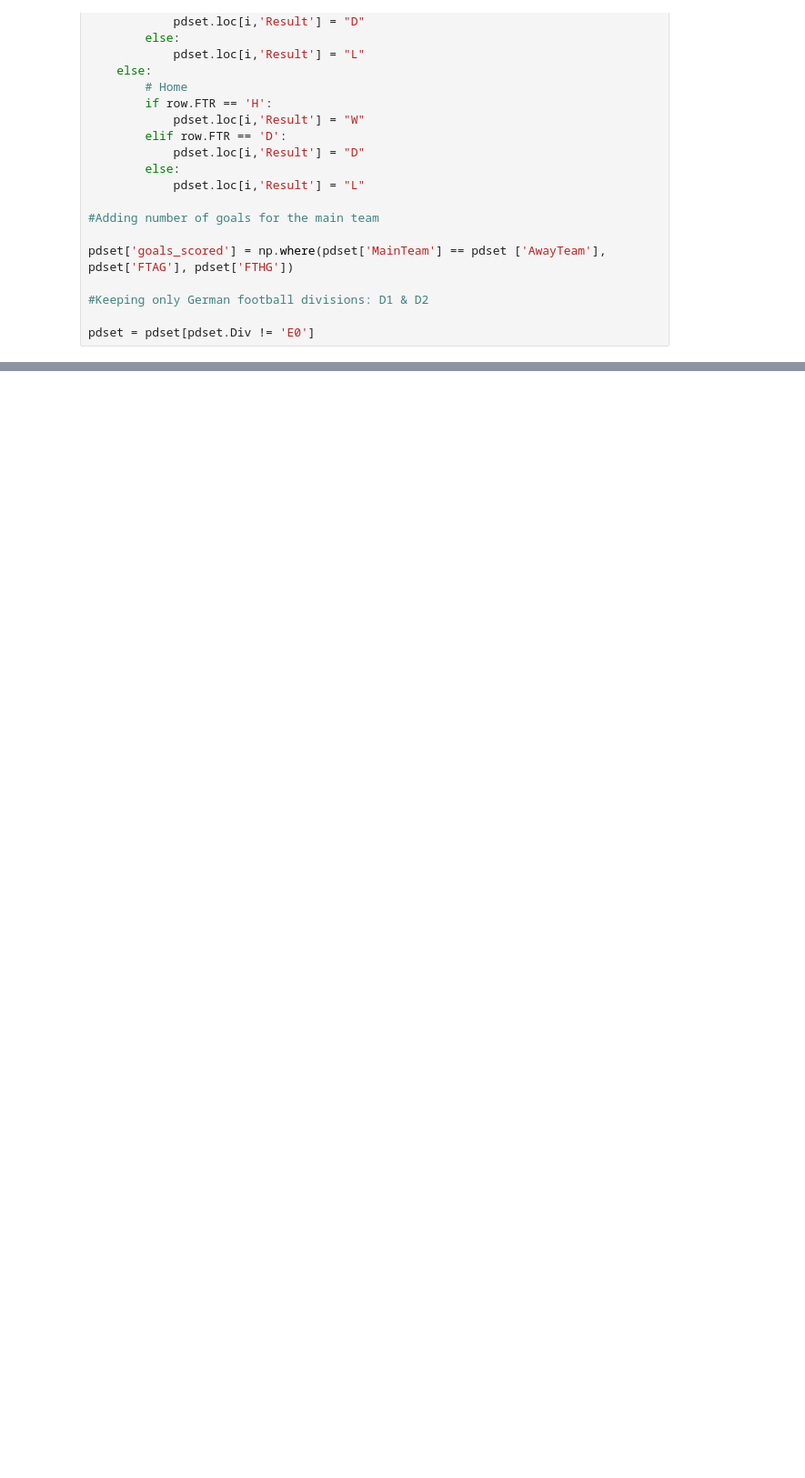
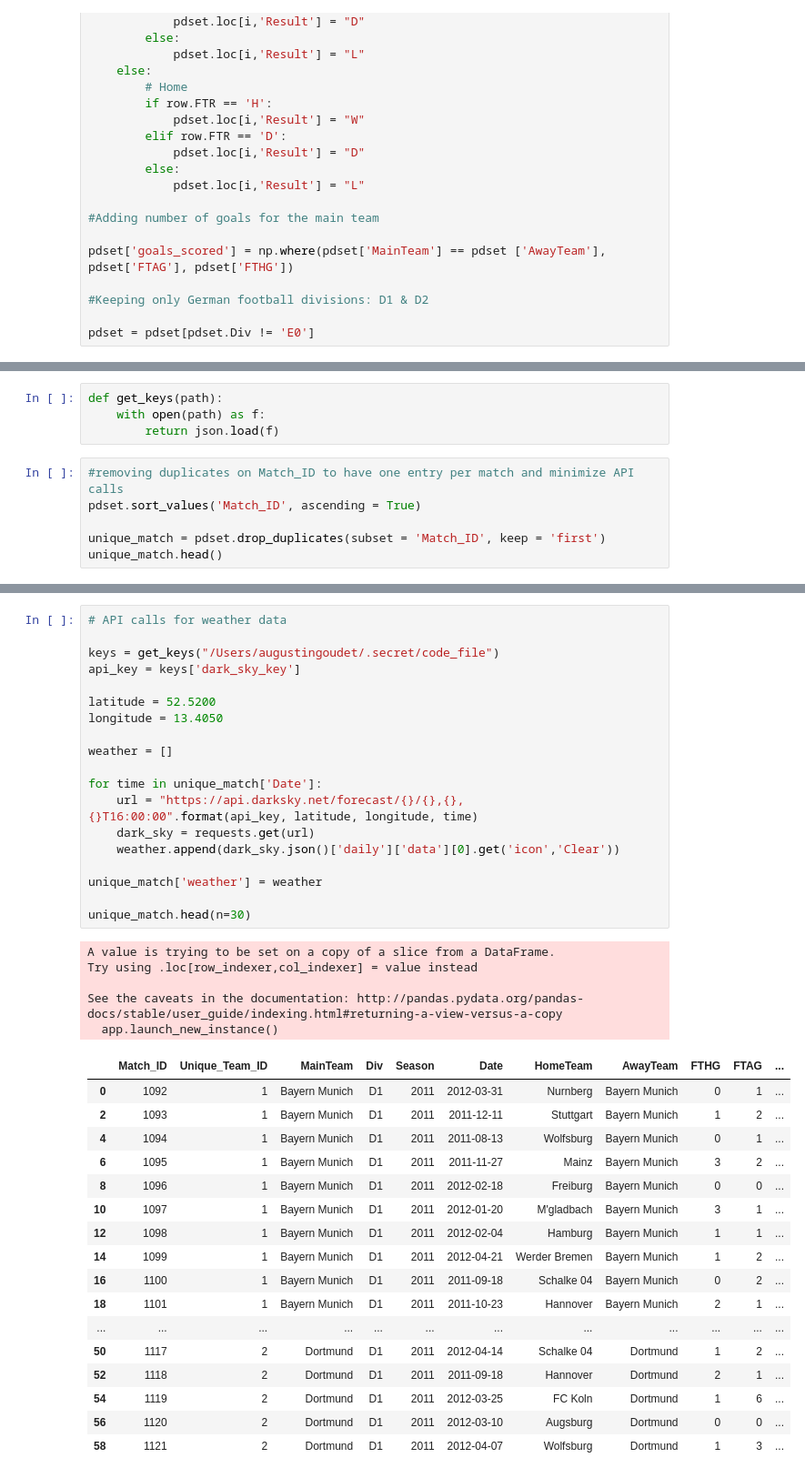
Before and after one commit to Silkways/Data-Construction, a Jupyter notebook: Project_2_Final.ipynb, the cells around one changed output, grey strips where cells are left out. Shown at 91% size. Saved outputs shown, nothing was run; the diff lists cells and outputs as text; blank space fills up the shorter version.

```diff
--- a/Project_2_Final.ipynb
+++ b/Project_2_Final.ipynb
@@ -80,0 +124,10 @@ pdset = pdset[pdset.Div != 'E0']
+# %%
+def get_keys(path):
+    with open(path) as f:
+        return json.load(f)
+# %%
+#removing duplicates on Match_ID to have one entry per match and minimize API calls
+pdset.sort_values('Match_ID', ascending = True)
+
+unique_match = pdset.drop_duplicates(subset = 'Match_ID', keep = 'first')
+unique_match.head()
@@ -80,0 +141,42 @@ pdset = pdset[pdset.Div != 'E0']
+# %%
+# API calls for weather data
+
+keys = get_keys("/Users/augustingoudet/.secret/code_file")
+api_key = keys['dark_sky_key']
+
+latitude = 52.5200
+longitude = 13.4050
+
+weather = []
+
+for time in unique_match['Date']:
+    url = "https://api.darksky.net/forecast/{}/{},{},{}T16:00:00".format(api_key, latitude, longitude, time)
+    dark_sky = requests.get(url)
+    weather.append(dark_sky.json()['daily']['data'][0].get('icon','Clear'))
+
+unique_match['weather'] = weather
+
+unique_match.head(n=30)
+# %% [output]
+A value is trying to be set on a copy of a slice from a DataFrame.
+Try using .loc[row_indexer,col_indexer] = value instead
+
+See the caveats in the documentation: http://pandas.pydata.org/pandas-docs/stable/user_guide/indexing.html#returning-a-view-versus-a-copy
+  app.launch_new_instance()
+|  | Match_ID | Unique_Team_ID | MainTeam | Div | Season | Date | HomeTeam | AwayTeam | FTHG | FTAG | ... |
+| 0 | 1092 | 1 | Bayern Munich | D1 | 2011 | 2012-03-31 | Nurnberg | Bayern Munich | 0 | 1 | ... |
+| 2 | 1093 | 1 | Bayern Munich | D1 | 2011 | 2011-12-11 | Stuttgart | Bayern Munich | 1 | 2 | ... |
+| 4 | 1094 | 1 | Bayern Munich | D1 | 2011 | 2011-08-13 | Wolfsburg | Bayern Munich | 0 | 1 | ... |
+| 6 | 1095 | 1 | Bayern Munich | D1 | 2011 | 2011-11-27 | Mainz | Bayern Munich | 3 | 2 | ... |
+| 8 | 1096 | 1 | Bayern Munich | D1 | 2011 | 2012-02-18 | Freiburg | Bayern Munich | 0 | 0 | ... |
+| 10 | 1097 | 1 | Bayern Munich | D1 | 2011 | 2012-01-20 | M'gladbach | Bayern Munich | 3 | 1 | ... |
+| 12 | 1098 | 1 | Bayern Munich | D1 | 2011 | 2012-02-04 | Hamburg | Bayern Munich | 1 | 1 | ... |
+| 14 | 1099 | 1 | Bayern Munich | D1 | 2011 | 2012-04-21 | Werder Bremen | Bayern Munich | 1 | 2 | ... |
+| 16 | 1100 | 1 | Bayern Munich | D1 | 2011 | 2011-09-18 | Schalke 04 | Bayern Munich | 0 | 2 | ... |
+| 18 | 1101 | 1 | Bayern Munich | D1 | 2011 | 2011-10-23 | Hannover | Bayern Munich | 2 | 1 | ... |
+| ... | ... | ... | ... | ... | ... | ... | ... | ... | ... | ... | ... |
+| 50 | 1117 | 2 | Dortmund | D1 | 2011 | 2012-04-14 | Schalke 04 | Dortmund | 1 | 2 | ... |
+| 52 | 1118 | 2 | Dortmund | D1 | 2011 | 2011-09-18 | Hannover | Dortmund | 2 | 1 | ... |
+| 54 | 1119 | 2 | Dortmund | D1 | 2011 | 2012-03-25 | FC Koln | Dortmund | 1 | 6 | ... |
+| 56 | 1120 | 2 | Dortmund | D1 | 2011 | 2012-03-10 | Augsburg | Dortmund | 0 | 0 | ... |
+| 58 | 1121 | 2 | Dortmund | D1 | 2011 | 2012-04-07 | Wolfsburg | Dortmund | 1 | 3 | ... |
```
Also changed, not shown: parts of 10 cells of this notebook, 1 other file.
